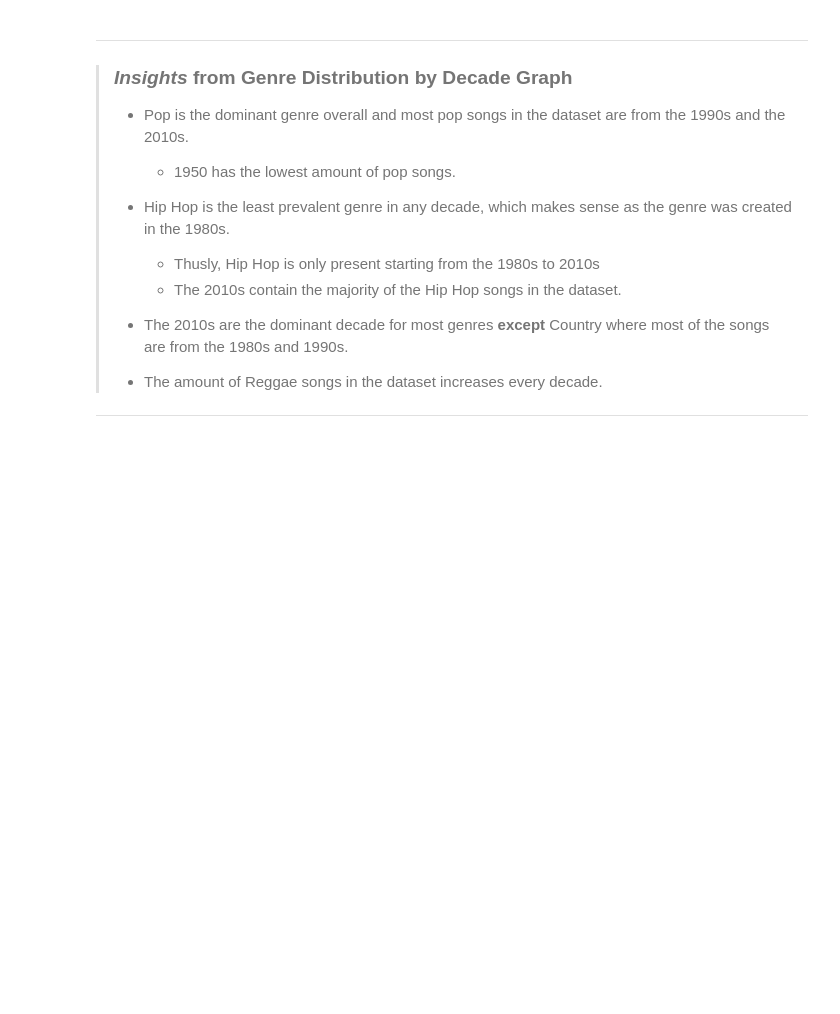
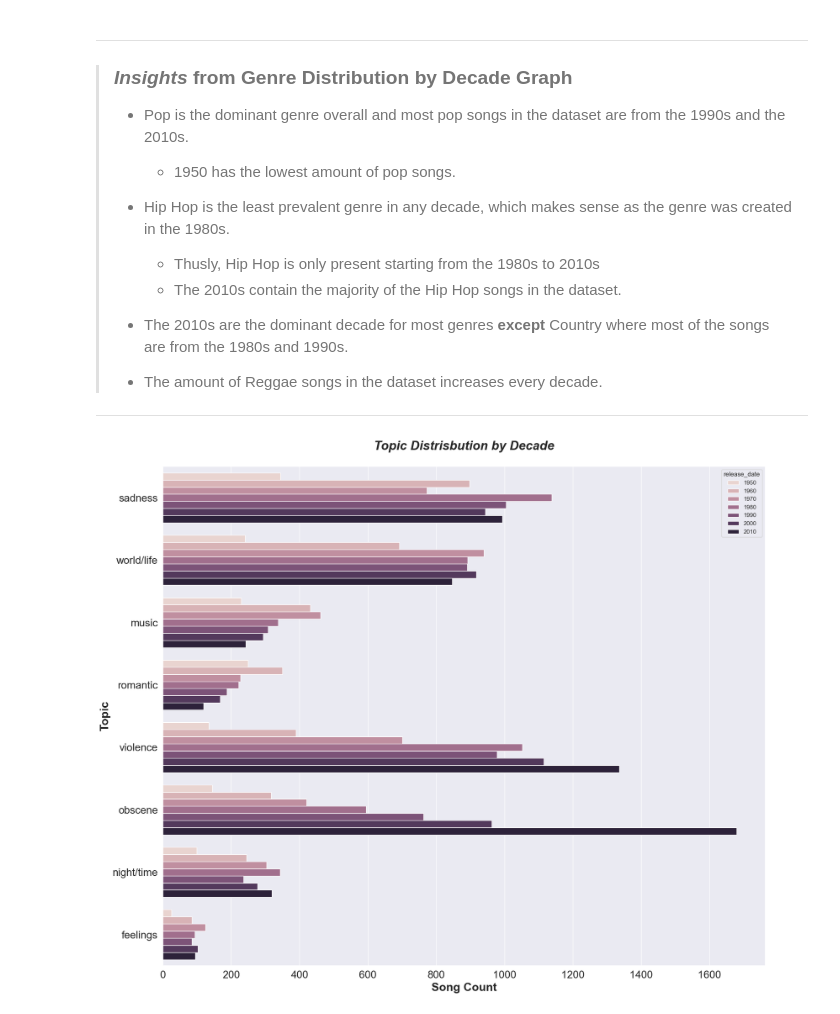
Before and after one commit to thetechleila/Music-Recommendation-Algorithm, a Jupyter notebook: code/EDA_music.ipynb, the cells around one changed output. Drawn from its saved outputs; the diff is of its cells as text; code cells hidden in the pictures; blank space fills up the shorter version.

```diff
--- a/code/EDA_music.ipynb
+++ b/code/EDA_music.ipynb
@@ -837,3 +748,22 @@ ___
 >
 > * The amount of Reggae songs in the dataset increases every decade.
 ___
+# %%
+release_count_dec = df["release_date"]//10*10
+
+plt.figure(figsize=(18, 15))
+
+sns.countplot(data=df, y="topic", hue=release_count_dec)
+
+#Labels
+sns.set(style="darkgrid")
+plt.ylabel("Topic", fontsize=22, weight='bold')
+plt.xlabel("Song Count", fontsize=22, weight='bold')
+plt.title("Topic Distrisbution by Decade\n", fontsize=24,
+          weight='bold', style='italic')
+plt.tick_params(axis='both', which='major', labelsize=20)
+plt.tight_layout()
+
+plt.show()
+# %% [output]
+[figure, added]
```
Also changed, not shown: parts of 6 cells of this notebook, 1 other file.
